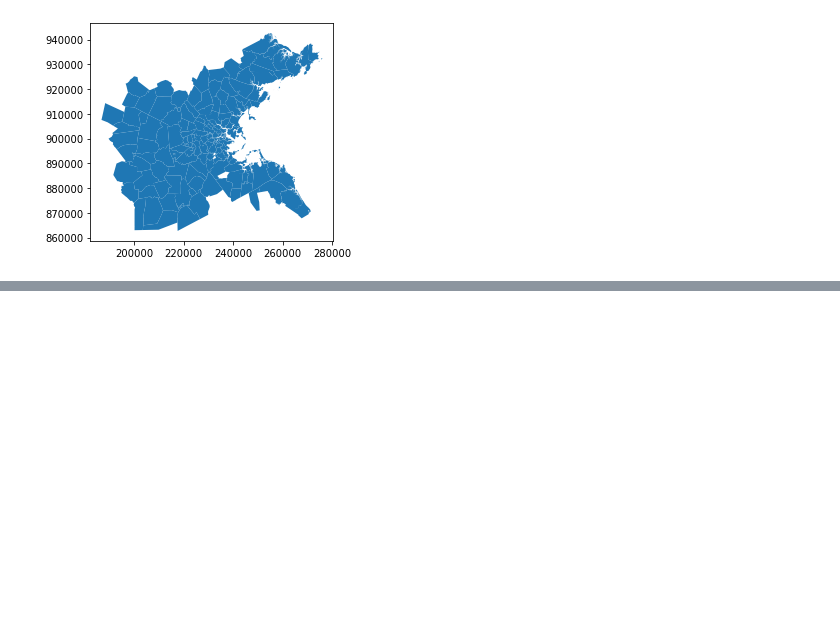
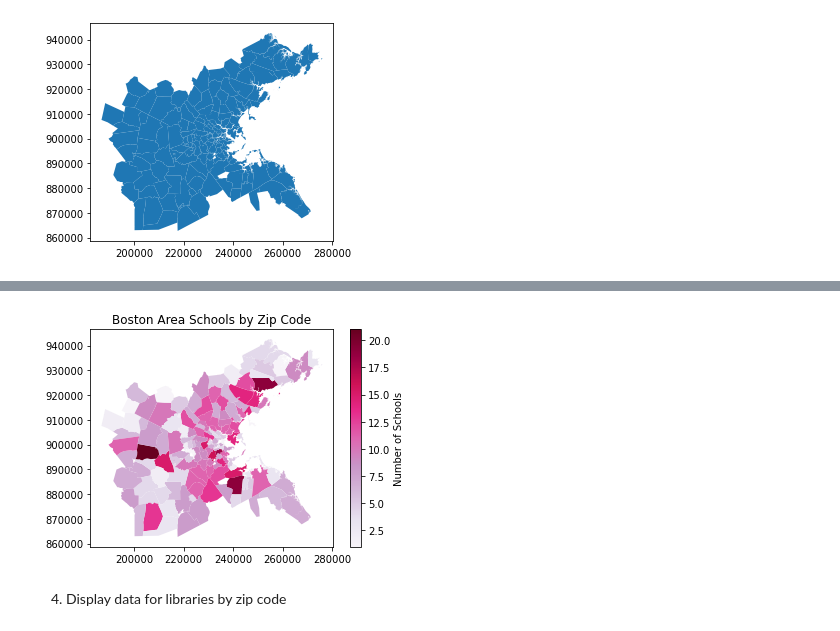
Before and after one commit to oreade01/UEP239_Final_Project, a Jupyter notebook: suitability.ipynb, the cells around one changed output, grey strips where cells are left out. Saved outputs shown, nothing was run; the diff lists cells and outputs as text; code cells hidden in the pictures; blank space fills up the shorter version.

Commit message:
Updates to school, libraries, and open water raster

```diff
--- a/suitability.ipynb
+++ b/suitability.ipynb
@@ -87,0 +132,2 @@ boston_zipcodes.plot()
+# %%
+boston_zipcodes = boston_zipcodes[['ZIPCODE', 'ALAND10', 'geometry']]
@@ -87,0 +150,4 @@ boston_zipcodes.plot()
+# %%
+schools_count = schools[['SCHID', 'ZIPCODE']].groupby('ZIPCODE').nunique().reset_index()
+# %%
+schools_count.rename(columns = {"SCHID" : "school_count"}, inplace = True)
@@ -87,0 +170,2 @@ boston_zipcodes.plot()
+# %%
+boston_zipcodes = boston_zipcodes.merge(schools_count, how='left', on='ZIPCODE')
@@ -87,0 +188,6 @@ boston_zipcodes.plot()
+# %%
+schools_map = boston_zipcodes.plot(legend=True,column='school_count',cmap = 'PuRd',legend_kwds={'label':'Number of Schools'}).set_title('Boston Area Schools by Zip Code')
+# %% [output]
+[figure, added]
+# %% [markdown]
+4. Display data for libraries by zip code
```
Also changed, not shown: parts of 37 cells of this notebook, 10 other files.
